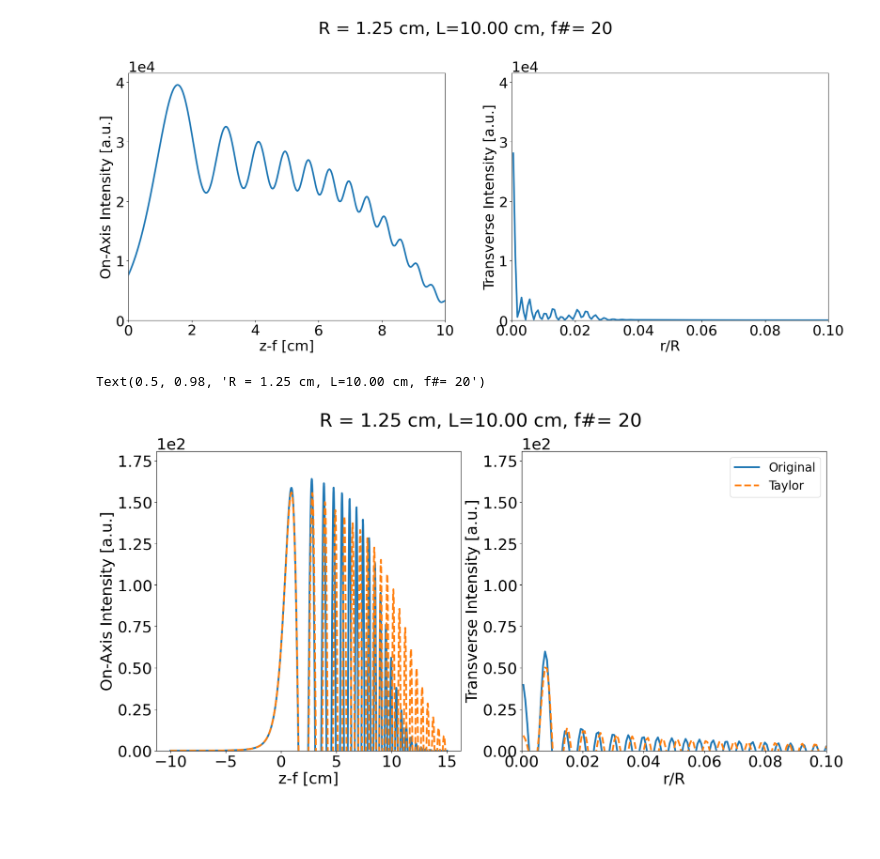
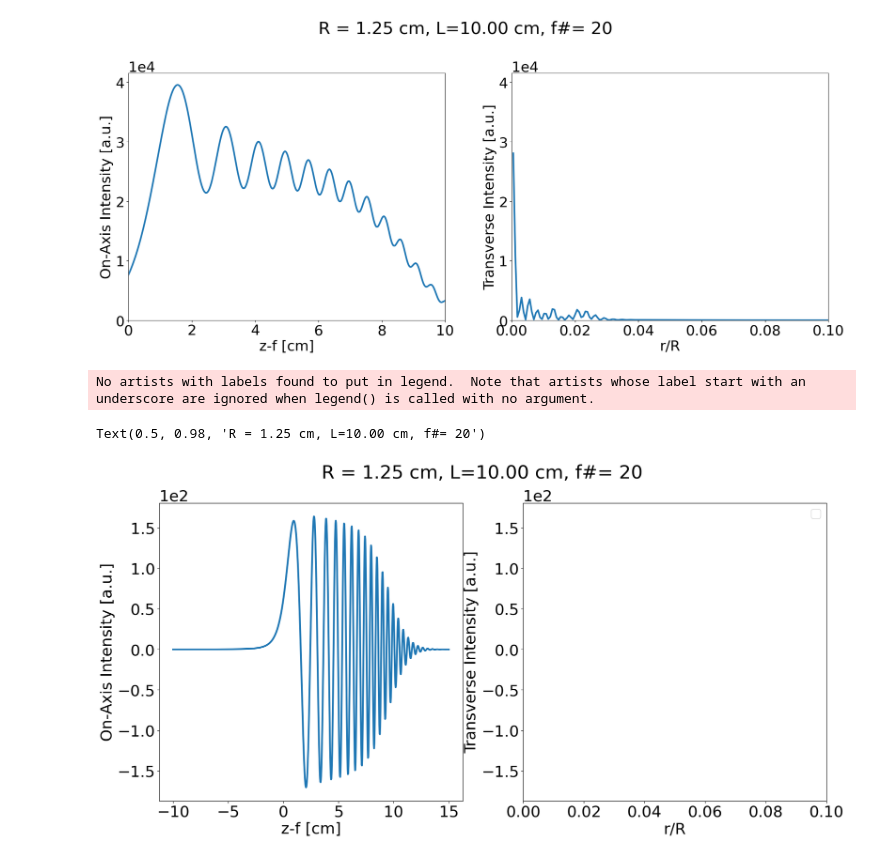
Before and after one commit to km0110/FF_Zernike, a Jupyter notebook: adjoint/axiconUR_change_L.ipynb, the cells around one changed output. Saved outputs shown, nothing was run; the diff lists cells and outputs as text; code cells hidden in the pictures; blank space fills up the shorter version.

Commit message:
cleaned up plotting functions

```diff
--- a/adjoint/axiconUR_change_L.ipynb
+++ b/adjoint/axiconUR_change_L.ipynb
@@ -202,30 +202,31 @@ ftf_og=forward_propagation(k, phi_I, T_R2K, T_K2R, z, z_mir_og, wl)
 # %%
 fig, ax = plt.subplots(1, 2, sharey=True)
 ax[0].plot((z-f)*100, np.real(ftf_og[0,:]), label="Original")
-ax[0].plot((z-f)*100, np.real(ftf[0,:]), label="Taylor", linestyle='--')
-ax[1].plot(r/R, np.real(ftf_og[:, len(z)//2]), label="Original")
+# ax[0].plot((z-f)*100, np.abs(ftf[0,:])**2, label="Taylor", linestyle='--')
+# ax[1].plot(r/R, np.abs(ftf_og[:, len(z)//2]**2), label="Original")
 
-ax[1].plot(r/R, np.real(ftf[:, len(z)//2]), label="Taylor", linestyle='--')
+# ax[1].plot(r/R, np.abs(ftf[:, len(z)//2]**2), label="Taylor", linestyle='--')
 
 ax[0].set_xlabel("z-f [cm]")
 ax[0].set_ylabel("On-Axis Intensity [a.u.]")
 # ax[0].set_xlim([-2.5, 7.5])
-ax[0].set_ylim(ymin=0)
+# ax[0].set_ylim(ymin=0)
 # scientific notation for y axis
 
 ax[0].ticklabel_format(axis="y", style="sci", scilimits=(0, 0))
 
 # share y axis
 
 
 ax[1].set_xlim([0, 0.1])
 ax[1].set_xlabel("r/R")
 ax[1].set_ylabel(r"Transverse Intensity [a.u.]")
 ax[1].ticklabel_format(axis="y", style="sci", scilimits=(0, 0))
 ax[1].yaxis.set_tick_params(labelleft=True)
 plt.legend()
 fig.suptitle("R = %.2f cm, L=%.2f cm, f#= %d" % (R*100, L*100, fn))
 # plt.savefig('comparing_original_taylor_fn%d'%(fn))
 # %% [output]
-Text(0.5, 0.98, 'R = 1.25 cm, L=10.00 cm, f#= 20')
+No artists with labels found to put in legend.  Note that artists whose label start with an underscore are ignored when legend() is called with no argument.
+Text(0.5, 0.98, 'R = 1.25 cm, L=10.00 cm, f#= 20')
-[figure, old version]
+[figure, new version]
```
Also changed, not shown: 6 other files.
